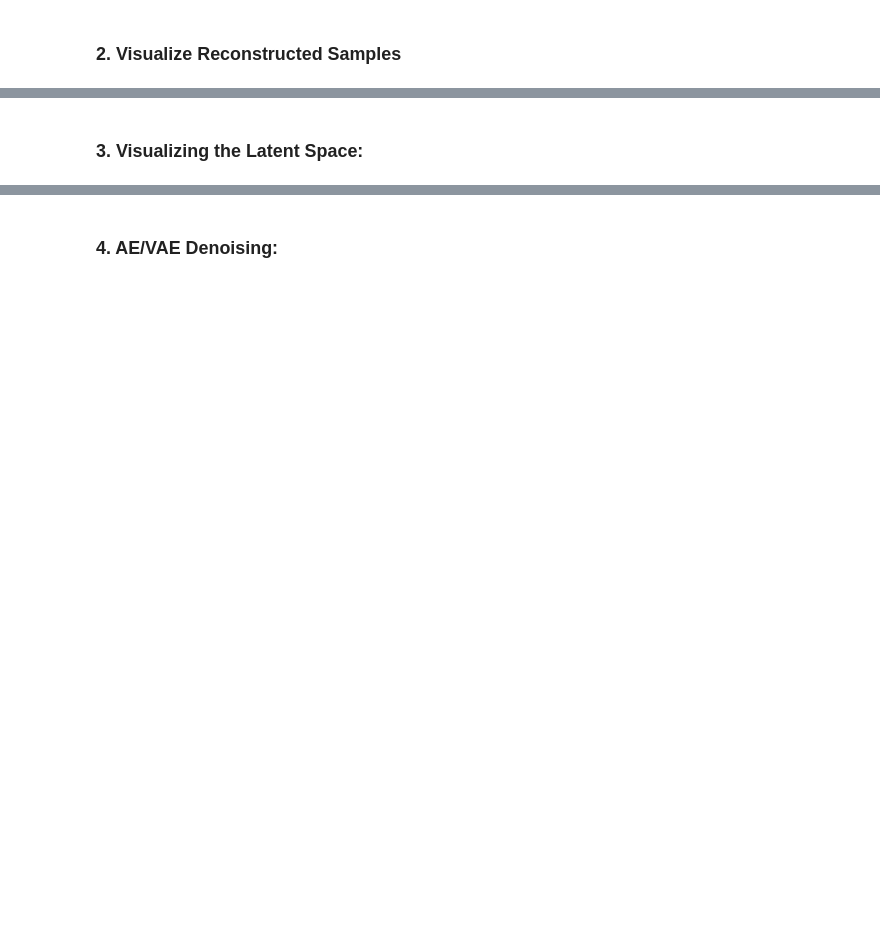
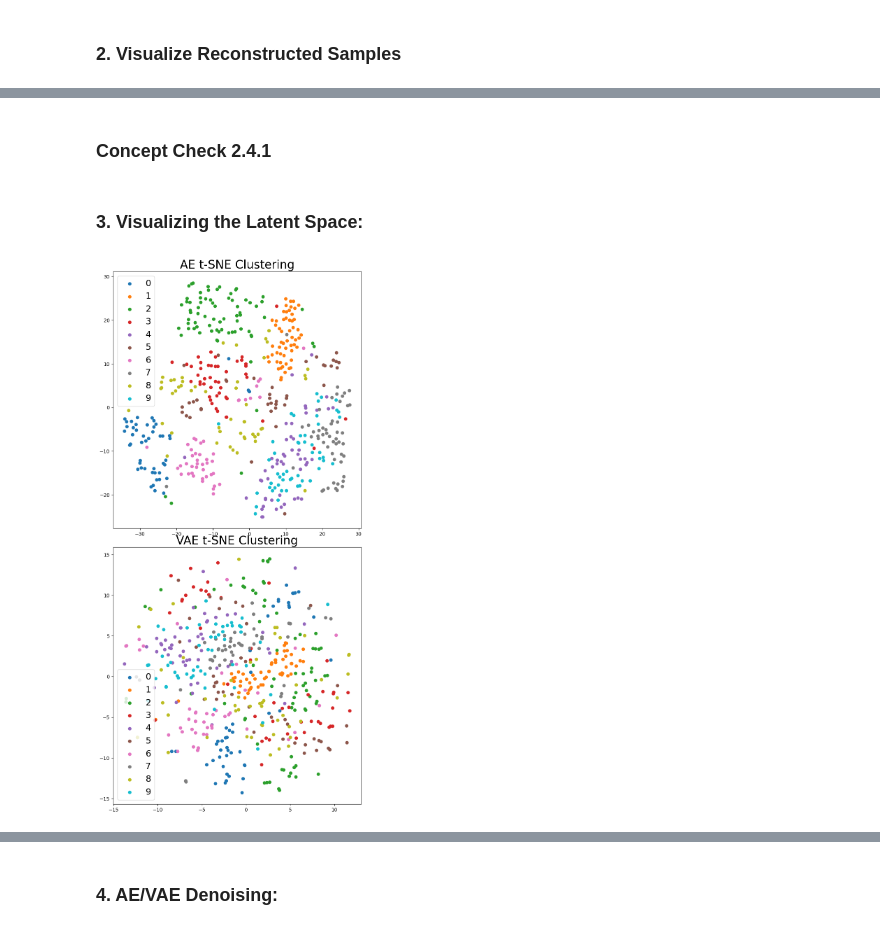
Before and after one commit to chancharikmitra/CS182_All_About_Autoencoders, a Jupyter notebook: demo/ae_vs_vae_sol.ipynb, the cells around one changed output, grey strips where cells are left out. Saved outputs shown, nothing was run; the diff lists cells and outputs as text; code cells hidden in the pictures; blank space fills up the shorter version.

```diff
--- a/demo/ae_vs_vae_sol.ipynb
+++ b/demo/ae_vs_vae_sol.ipynb
@@ -368,2 +468,48 @@ Labels: tensor([2, 6, 7, 4, 3, 8, 8, 4, 1, 6])
+# %% [markdown]
+### Concept Check 2.4.1
 # %% [markdown]
 ### 3. Visualizing the Latent Space:
+# %%
+# analysis
+with torch.no_grad():
+    num_samples = 512
+
+    viz_dataloader = DataLoader(test_dataset, batch_size=num_samples, shuffle=True)
+    for (data, labels) in viz_dataloader:
+        break
+
+    tsne = TSNE(n_components=2, perplexity=30.0, random_state=0)
+    recon_ae = ae.encode(data.reshape((num_samples, -1)))
+    recon_vae = vae.encode(data.reshape((num_samples, -1)))
+    embedded_ae = tsne.fit_transform(recon_ae)
+    embedded_vae = tsne.fit_transform(recon_vae)
+    two_components_ae = np.hstack((embedded_ae, labels.numpy().reshape(-1, 1)))
+    two_components_ae = pd.DataFrame(data=two_components_ae)
+    two_components_ae.columns = ["c1", "c2", "label"]
+
+    label_groups_ae = two_components_ae.groupby("label")
+
+    two_components_vae = np.hstack((embedded_vae, labels.numpy().reshape(-1, 1)))
+    two_components_vae = pd.DataFrame(data=two_components_vae)
+    two_components_vae.columns = ["c1", "c2", "label"]
+
+    label_groups_vae = two_components_vae.groupby("label")
+
+    fig, ax = plt.subplots(2, figsize=(8,16))
+    fig.tight_layout(pad=1.75)
+    #plt.figure(figsize=(10, 10))
+    for label, group in label_groups_ae:
+        ax[0].scatter(group["c1"], group["c2"], marker="o", label=label)
+
+    ax[0].legend(labels=range(10), fontsize=18)
+    ax[0].set_title("AE t-SNE Clustering", fontdict={"fontsize": 24})
+    #ax[0].show()
+
+    for label, group in label_groups_vae:
+        ax[1].scatter(group["c1"], group["c2"], marker="o", label=label)
+
+    ax[1].legend(labels=range(10), fontsize=18)
+    ax[1].set_title("VAE t-SNE Clustering", fontdict={"fontsize": 24})
+    #ax[1].show()
+# %% [output]
+[figure, added]
```
Also changed, not shown: parts of 45 cells of this notebook, 2 other files.
